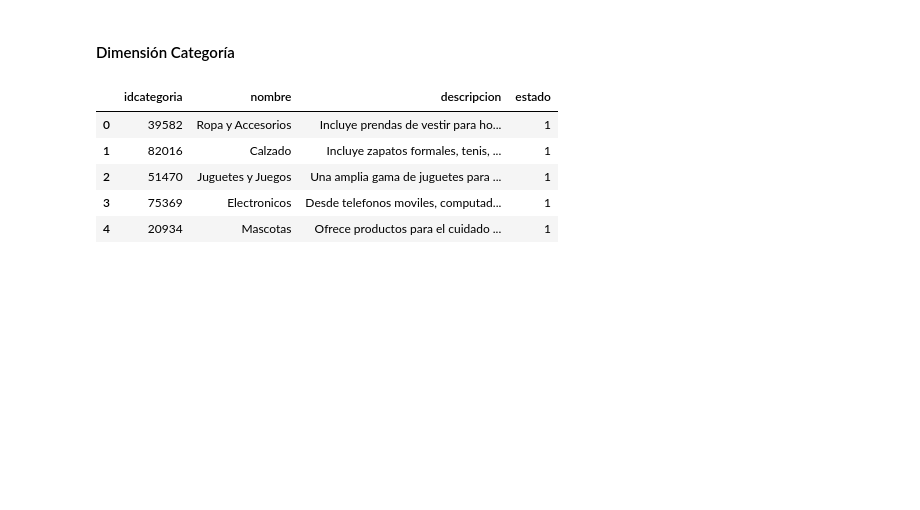
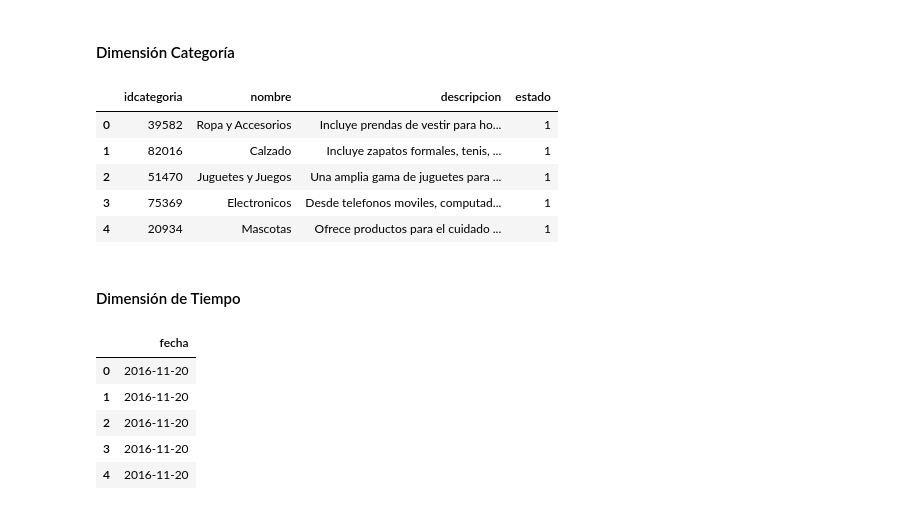
Before and after one commit to luistunag/Proyecto_Final, a Jupyter notebook: Data_Warehouse.ipynb, the cells around one changed output. Drawn from its saved outputs; the diff is of its cells as text; code cells hidden in the pictures; blank space fills up the shorter version.

```diff
--- a/Data_Warehouse.ipynb
+++ b/Data_Warehouse.ipynb
@@ -355,3 +355,16 @@ dimCategoria.head()
 | 2 | 51470 | Juguetes y Juegos | Una amplia gama de juguetes para ... | 1 |
 | 3 | 75369 | Electronicos | Desde telefonos moviles, computad... | 1 |
 | 4 | 20934 | Mascotas | Ofrece productos para el cuidado ... | 1 |
+# %% [markdown]
+#### Dimensión de Tiempo
+# %%
+sql_query = 'SELECT fecha FROM venta;'
+dimFecha = pd.read_sql(sql_query, postgres_driver)
+dimFecha.head()
+# %% [output]
+|  | fecha |
+| 0 | 2016-11-20 |
+| 1 | 2016-11-20 |
+| 2 | 2016-11-20 |
+| 3 | 2016-11-20 |
+| 4 | 2016-11-20 |
```
Also changed, not shown: parts of 4 cells of this notebook.
